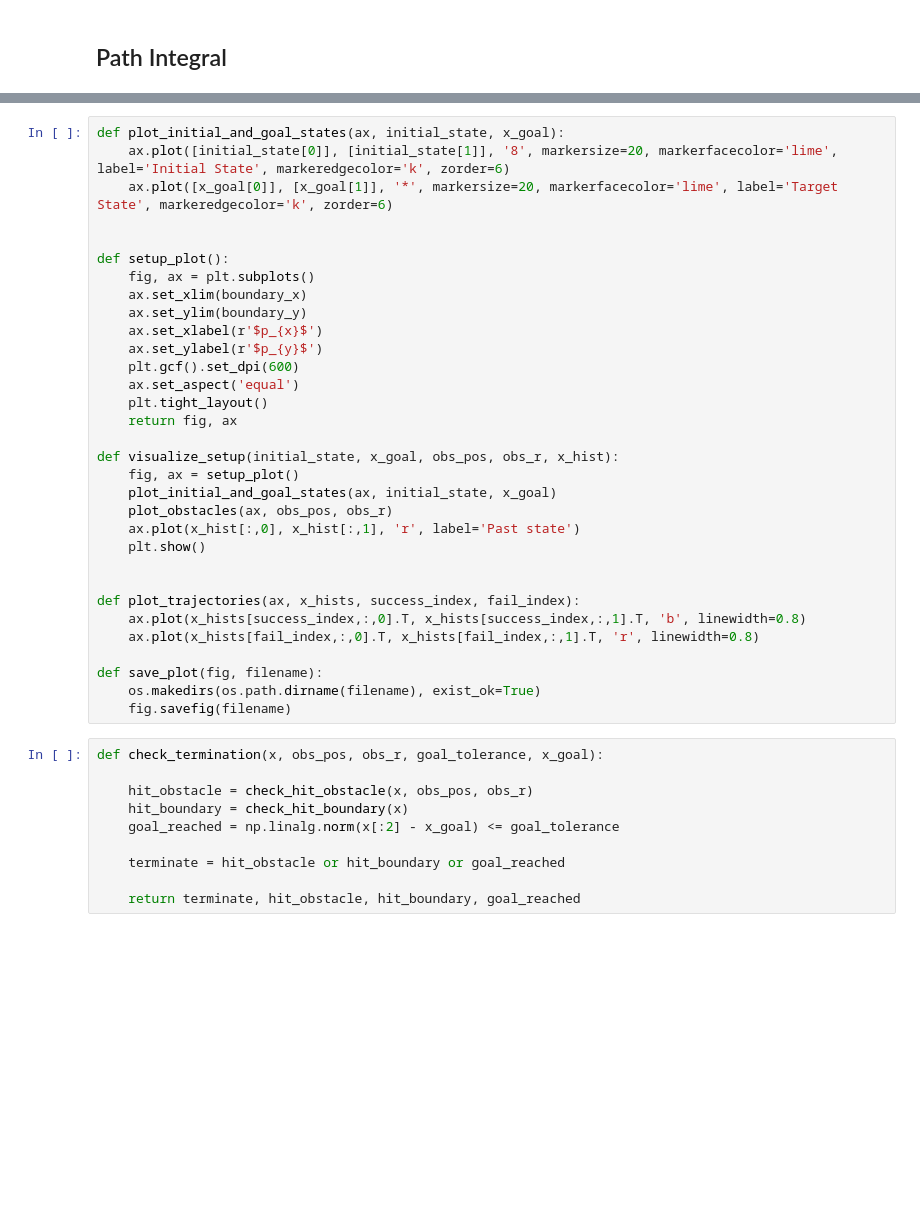
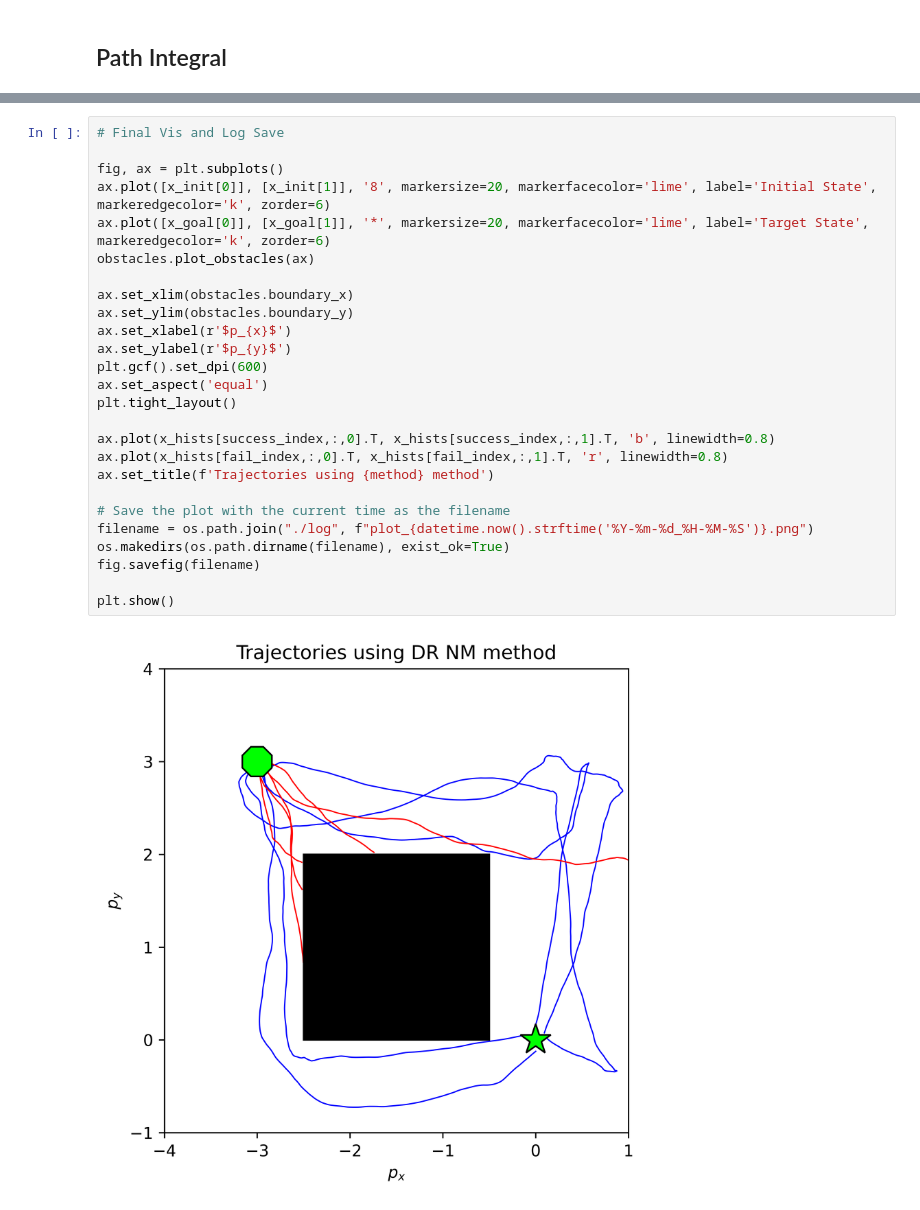
Before and after one commit to Lemutisme/Distributionally-Robust-Path-Integral-Control, a Jupyter notebook: DRcotrol_double-integrator_final.ipynb, the cells around one changed output, grey strips where cells are left out. Cells and saved outputs as stored; diff of their text form; blank space fills up the shorter version.

```diff
--- a/DRcotrol_double-integrator_final.ipynb
+++ b/DRcotrol_double-integrator_final.ipynb
@@ -282,42 +467,28 @@ def path_integral(Sigma, initial_state, x_goal, u_curr, dist_weight, obs_cost, o
 # %%
-def plot_initial_and_goal_states(ax, initial_state, x_goal):
-    ax.plot([initial_state[0]], [initial_state[1]], '8', markersize=20, markerfacecolor='lime', label='Initial State', markeredgecolor='k', zorder=6)
-    ax.plot([x_goal[0]], [x_goal[1]], '*', markersize=20, markerfacecolor='lime', label='Target State', markeredgecolor='k', zorder=6)
+# Final Vis and Log Save
 
+fig, ax = plt.subplots()
+ax.plot([x_init[0]], [x_init[1]], '8', markersize=20, markerfacecolor='lime', label='Initial State', markeredgecolor='k', zorder=6)
+ax.plot([x_goal[0]], [x_goal[1]], '*', markersize=20, markerfacecolor='lime', label='Target State', markeredgecolor='k', zorder=6)
+obstacles.plot_obstacles(ax)
 
-def setup_plot():
-    fig, ax = plt.subplots()
-    ax.set_xlim(boundary_x)
-    ax.set_ylim(boundary_y)
-    ax.set_xlabel(r'$p_{x}$')
-    ax.set_ylabel(r'$p_{y}$')
-    plt.gcf().set_dpi(600)
-    ax.set_aspect('equal')
-    plt.tight_layout()
-    return fig, ax
+ax.set_xlim(obstacles.boundary_x)
+ax.set_ylim(obstacles.boundary_y)
+ax.set_xlabel(r'$p_{x}$')
+ax.set_ylabel(r'$p_{y}$')
+plt.gcf().set_dpi(600)
+ax.set_aspect('equal')
+plt.tight_layout()
 
-def visualize_setup(initial_state, x_goal, obs_pos, obs_r, x_hist):
-    fig, ax = setup_plot()
-    plot_initial_and_goal_states(ax, initial_state, x_goal)
-    plot_obstacles(ax, obs_pos, obs_r)
-    ax.plot(x_hist[:,0], x_hist[:,1], 'r', label='Past state')
-    plt.show()
+ax.plot(x_hists[success_index,:,0].T, x_hists[success_index,:,1].T, 'b', linewidth=0.8)
+ax.plot(x_hists[fail_index,:,0].T, x_hists[fail_index,:,1].T, 'r', linewidth=0.8)
+ax.set_title(f'Trajectories using {method} method')
 
+# Save the plot with the current time as the filename
+filename = os.path.join("./log", f"plot_{datetime.now().strftime('%Y-%m-%d_%H-%M-%S')}.png")
+os.makedirs(os.path.dirname(filename), exist_ok=True)
+fig.savefig(filename)
 
-def plot_trajectories(ax, x_hists, success_index, fail_index):
-    ax.plot(x_hists[success_index,:,0].T, x_hists[success_index,:,1].T, 'b', linewidth=0.8)
-    ax.plot(x_hists[fail_index,:,0].T, x_hists[fail_index,:,1].T, 'r', linewidth=0.8)
-
-def save_plot(fig, filename):
-    os.makedirs(os.path.dirname(filename), exist_ok=True)
-    fig.savefig(filename)
+plt.show()
+# %% [output]
+[figure, added]
-# %%
-def check_termination(x, obs_pos, obs_r, goal_tolerance, x_goal):
-
-    hit_obstacle = check_hit_obstacle(x, obs_pos, obs_r)
-    hit_boundary = check_hit_boundary(x)
-    goal_reached = np.linalg.norm(x[:2] - x_goal) <= goal_tolerance
-
-    terminate = hit_obstacle or hit_boundary or goal_reached
-
-    return terminate, hit_obstacle, hit_boundary, goal_reached
```
Also changed, not shown: parts of 19 cells of this notebook, 22 other files.
